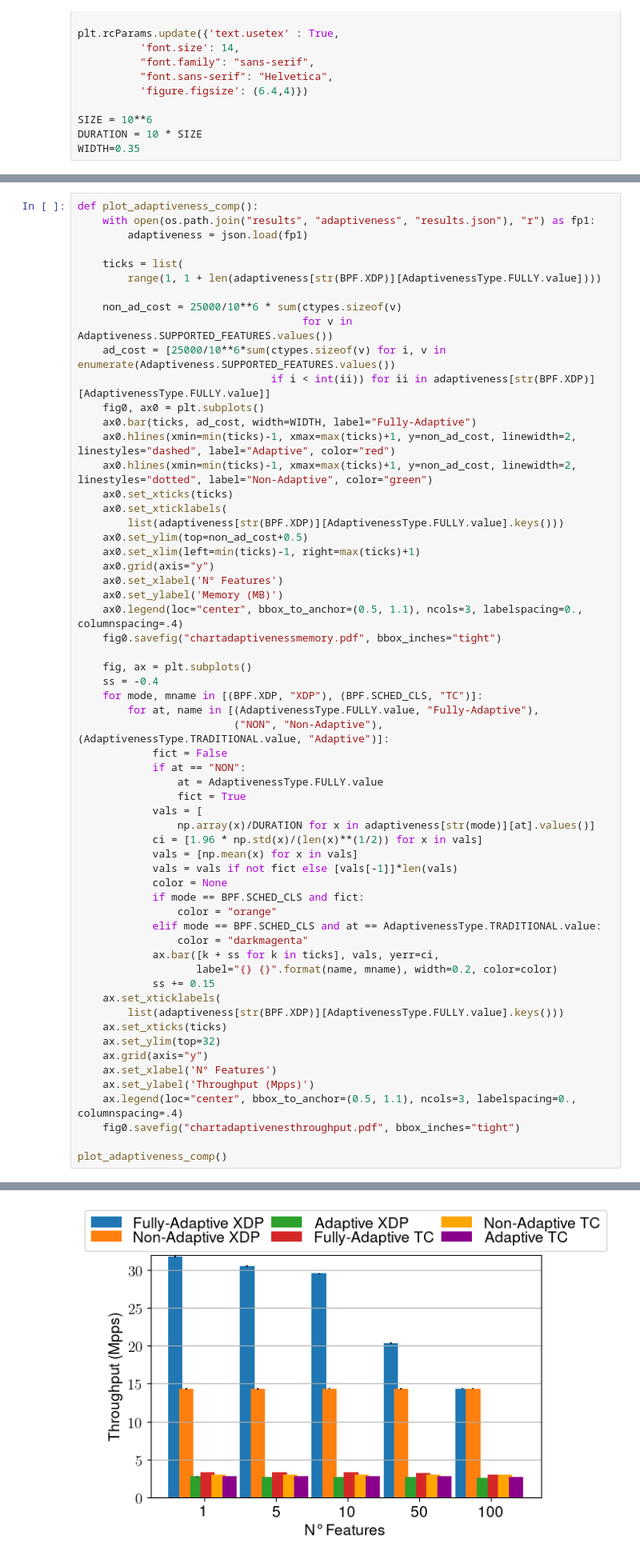
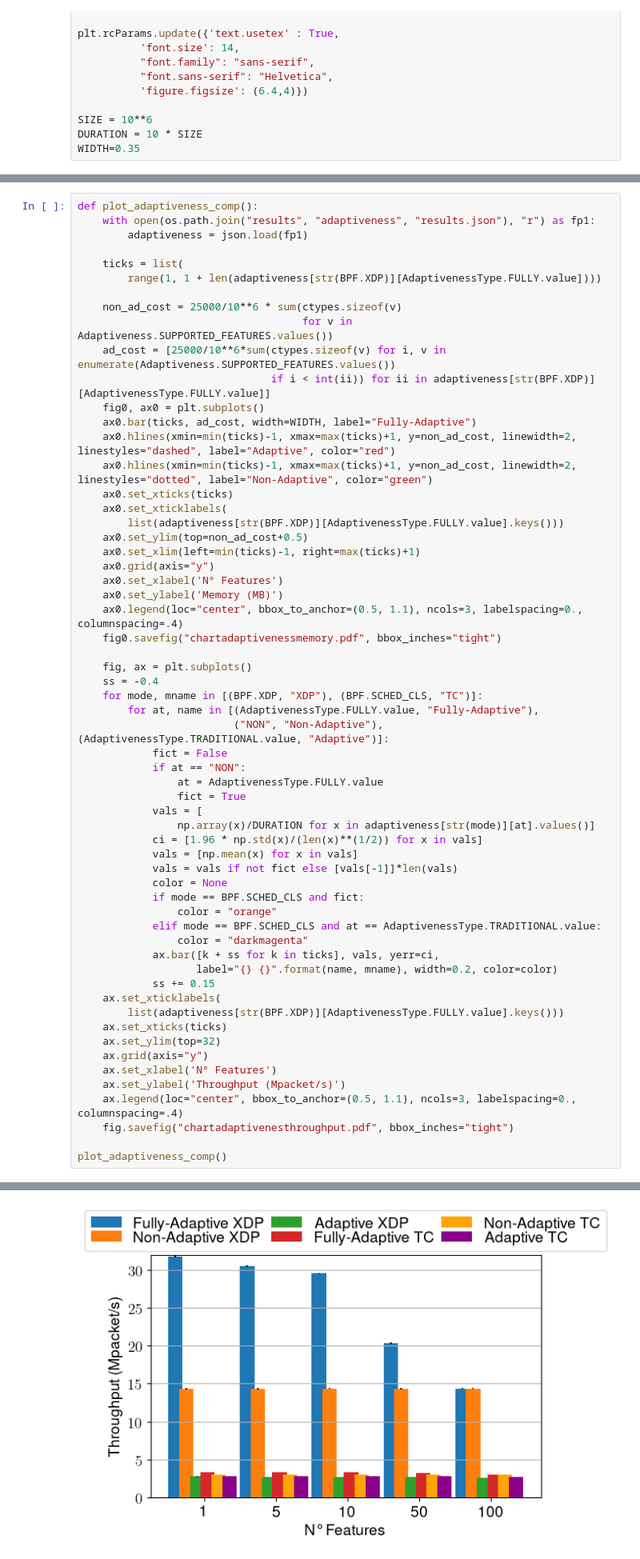
Before and after one commit to smagnani96/opportunistic_monitoring, a Jupyter notebook: plotter.ipynb, the cells around one changed output, grey strips where cells are left out. Shown at 80% size. Drawn from its saved outputs; the diff is of its cells as text.

```diff
--- a/plotter.ipynb
+++ b/plotter.ipynb
@@ -138,36 +138,36 @@ def plot_adaptiveness_comp():
         for at, name in [(AdaptivenessType.FULLY.value, "Fully-Adaptive"),
                          ("NON", "Non-Adaptive"), (AdaptivenessType.TRADITIONAL.value, "Adaptive")]:
             fict = False
             if at == "NON":
                 at = AdaptivenessType.FULLY.value
                 fict = True
             vals = [
                 np.array(x)/DURATION for x in adaptiveness[str(mode)][at].values()]
             ci = [1.96 * np.std(x)/(len(x)**(1/2)) for x in vals]
             vals = [np.mean(x) for x in vals]
             vals = vals if not fict else [vals[-1]]*len(vals)
             color = None
             if mode == BPF.SCHED_CLS and fict:
                 color = "orange"
             elif mode == BPF.SCHED_CLS and at == AdaptivenessType.TRADITIONAL.value:
                 color = "darkmagenta"
             ax.bar([k + ss for k in ticks], vals, yerr=ci,
                    label="{} {}".format(name, mname), width=0.2, color=color)
             ss += 0.15
     ax.set_xticklabels(
         list(adaptiveness[str(BPF.XDP)][AdaptivenessType.FULLY.value].keys()))
     ax.set_xticks(ticks)
     ax.set_ylim(top=32)
     ax.grid(axis="y")
     ax.set_xlabel('N° Features')
-    ax.set_ylabel('Throughput (Mpps)')
+    ax.set_ylabel('Throughput (Mpacket/s)')
     ax.legend(loc="center", bbox_to_anchor=(0.5, 1.1), ncols=3, labelspacing=0., columnspacing=.4)
-    fig0.savefig("chartadaptivenesthroughput.pdf", bbox_inches="tight")
+    fig.savefig("chartadaptivenesthroughput.pdf", bbox_inches="tight")
 
 plot_adaptiveness_comp()
 # %% [output]
 [figure]
-[figure, old version]
+[figure, new version]
 # %%
 def plot_swap_overhead():
     with open(os.path.join("results", "swap", "results_compilation.json"), "r") as fp1, \
```
Also changed, not shown: parts of 2 cells of this notebook, 1 other file.
